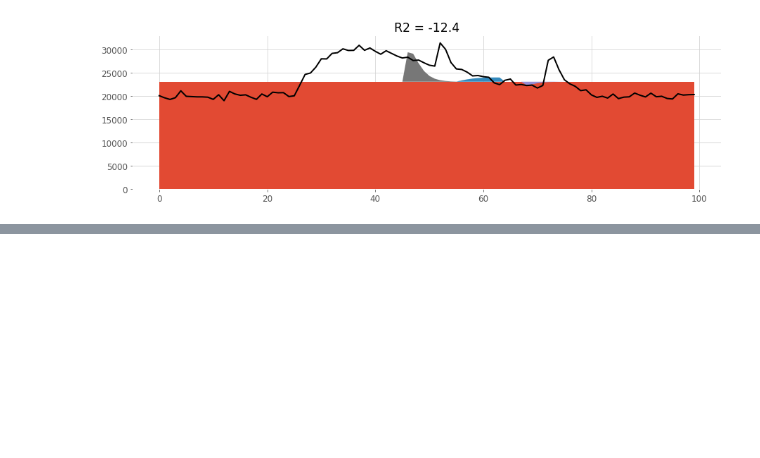
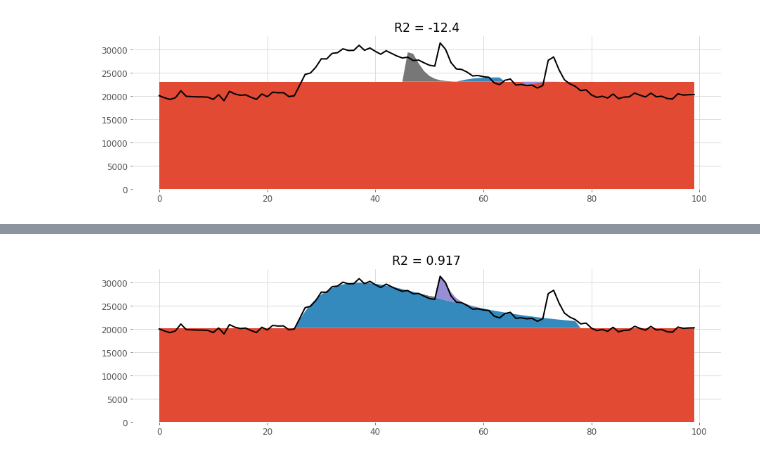
Before and after one commit to TheoLvs/probabilistic-programming, a Jupyter notebook: 1. Experiments/1. Bayesian lag attribution models.ipynb, the cells around one changed output, grey strips where cells are left out. Saved outputs shown, nothing was run; the diff lists cells and outputs as text; code cells hidden in the pictures; blank space fills up the shorter version.

```diff
--- a/1. Experiments/1. Bayesian lag attribution models.ipynb
+++ b/1. Experiments/1. Bayesian lag attribution models.ipynb
@@ -280,0 +296,4 @@ v3.plot(sales)
+# %%
+new_pop[0].plot(sales)
+# %% [output]
+[figure, added]
```
Also changed, not shown: parts of 5 cells of this notebook, 1 other file.
